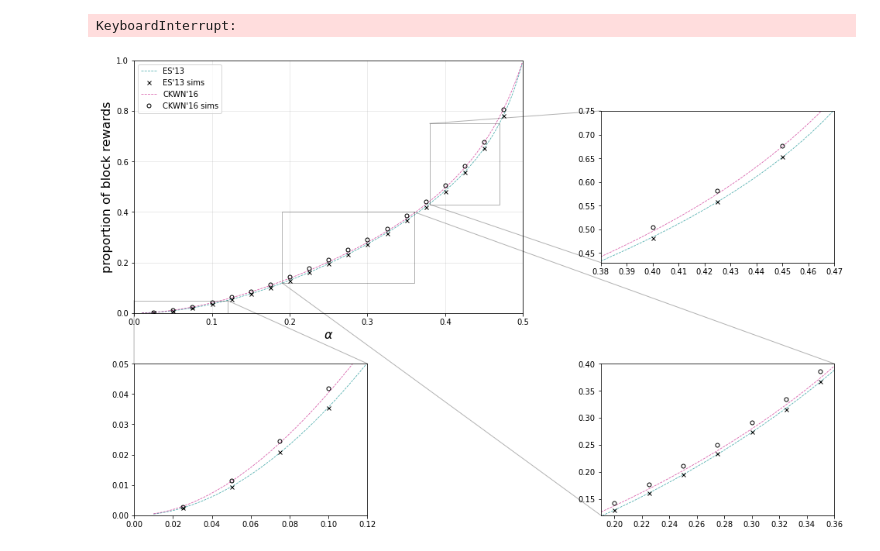
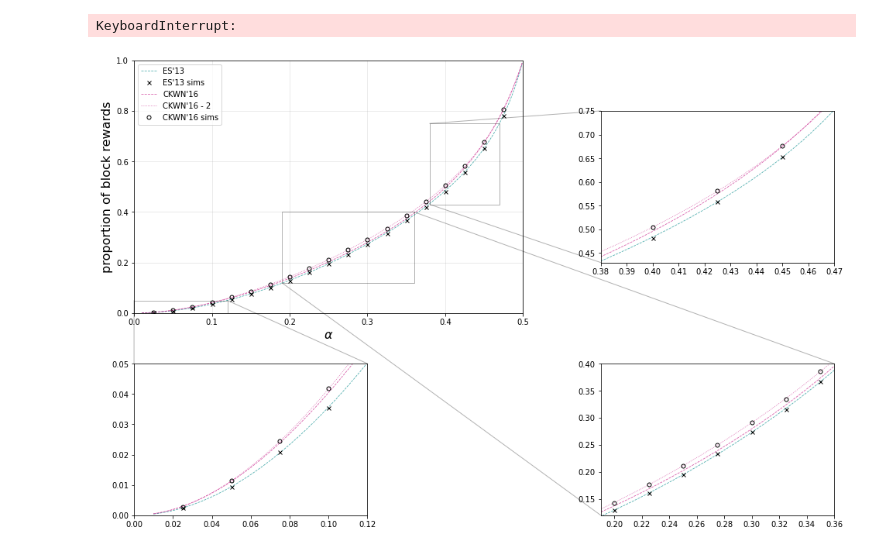
Before and after one commit to michaelneuder/opportunistic-mining, a Jupyter notebook: august.ipynb, the cells around one changed output. Drawn from its saved outputs; the diff is of its cells as text; code cells hidden in the pictures.

Commit message:
limits

```diff
--- a/august.ipynb
+++ b/august.ipynb
@@ -151,0 +169,17 @@ Carlsten(0.3, 0)
+# %%
+## SYMBOLIC INTERLUDE
+a, b, g = sp.symbols('alpha beta gamma')
+
+num1 = 1 + b * (1-a)**2 * (1-g)
+den1 = sp.exp(b) - 1
+
+expr1 = num1 / den1
+expr2 = 5*a + (1-a)**2 * g + 2*a**2/(1-2*a) - 2*a**2
+expr3 = expr1 + expr2
+
+num2 = a * (1-2*a) * (1-sp.exp(-b))
+den2 = 1 - 2 * sp.exp(-b) * a - 3 * (1-sp.exp(-b)) * a**2
+expr4 = num2 / den2
+
+full = expr3 * expr4
+full
@@ -151,0 +188,3 @@ Carlsten(0.3, 0)
+# %%
+selfishC = sp.limit(full, b, sp.oo)
+selfishC
@@ -151,0 +193,3 @@ Carlsten(0.3, 0)
+# %%
+selfishCNum = sp.lambdify((a, g), selfishC)
+selfishCNum(0.3, 0)
@@ -152,6 +198,7 @@ Carlsten(0.3, 0)
 # %%
-alphas = np.arange(0.01, 0.5, 0.001)
-g0sC   = [Carlsten(a, 0) for a in alphas]
+alphas  = np.arange(0.01, 0.5, 0.001)
+g0sC    = [Carlsten(a, 0) for a in alphas]
+g0sC2   = [selfishCNum(a, 0) for a in alphas]
 # %%
 state = [0,0] # (attacker, honest)
 alpha = 0.3
@@ -317,31 +364,34 @@ KeyboardInterrupt:
 # %%
 f, ax = plt.subplots(figsize=(9,6))
 
 axins0 = ax.inset_axes([0., -0.8, 0.6, 0.6], xlim=(0., 0.12), ylim=(0., .05))
 axins1 = ax.inset_axes([1.2, 0.2, 0.6, 0.6], xlim=(0.38, 0.47), ylim=(0.43, 0.75))
 axins2 = ax.inset_axes([1.2, -0.8, 0.6, 0.6], xlim=(0.19, 0.36), ylim=(0.12, 0.4))
 ax.indicate_inset_zoom(axins0, edgecolor="black", label=None, alpha=0.3)
 ax.indicate_inset_zoom(axins1, edgecolor="black", label=None, alpha=0.3)
 ax.indicate_inset_zoom(axins2, edgecolor="black", label=None, alpha=0.3)
 
 for a in [ax, axins0, axins1, axins2]:
     a.plot(alphas, g0s, label='ES\'13', linestyle='--', color='darkcyan', alpha=0.7, linewidth=0.8)
     a.plot(simAlphas, simg0s, linestyle='none', color='black', marker='x', fillstyle='none',
             markersize=5, label='ES\'13 sims')
 
     a.plot(alphas, g0sC, label='CKWN\'16', linestyle='--', color='mediumvioletred', alpha=0.7, linewidth=0.8)
+    a.plot(alphas, g0sC2, label='CKWN\'16 - 2', linestyle='dotted', color='mediumvioletred', alpha=0.7, linewidth=0.8)
     a.plot(simAlphas, simg0sC, linestyle='none', color='black', marker='o', fillstyle='none',
             markersize=5, label='CKWN\'16 sims')
 
 ax.grid(alpha=0.3)
 ax.set_xlabel(r'$\alpha$', size=16)
 ax.set_ylabel(r'proportion of block rewards', size=16)
 ax.set_xlim(0., 0.5)
 ax.set_ylim(0.,1)
 ax.legend()
+plt.savefig('out.png', dpi=400, bbox_inches='tight', facecolor='white')
+
 plt.show()
 # %% [output]
-[figure, old version]
+[figure, new version]
 # %%
 state = 0
 alpha = 0.3
```
Also changed, not shown: parts of 6 cells of this notebook.
